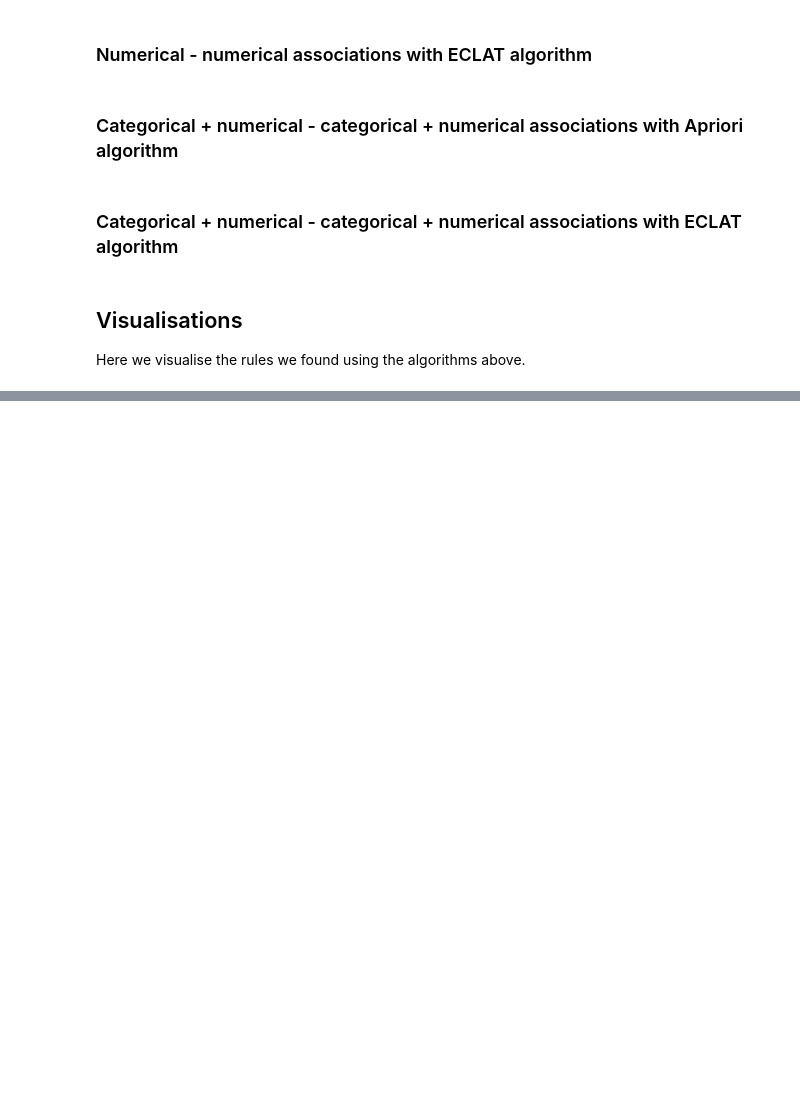
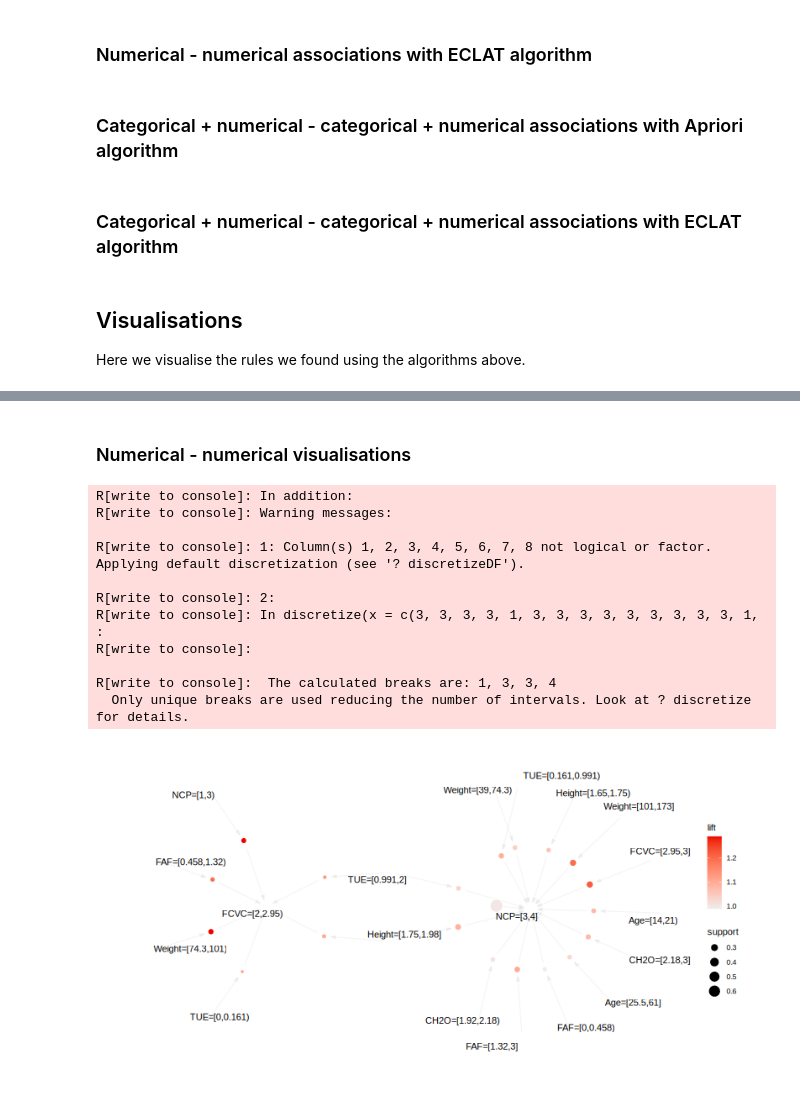
Before and after one commit to MihaiBojescu/data-mining-homeworks, a Jupyter notebook: Homework 2/homework2.ipynb, the cells around one changed output, grey strips where cells are left out. Cells and saved outputs as stored; diff of their text form; code cells hidden in the pictures; blank space fills up the shorter version.

Commit message:
Homework 2: Add some visualisations

```diff
--- a/Homework 2/homework2.ipynb
+++ b/Homework 2/homework2.ipynb
@@ -438,0 +484,2 @@ Here we visualise the rules we found using the algorithms above.
+# %% [markdown]
+### Numerical - numerical visualisations
@@ -438,0 +510,26 @@ Here we visualise the rules we found using the algorithms above.
+# %%
+dataset_subset_dataframe = dataset_dataframe[NUMERICAL_VARIABLES]
+transactions = arules.Transactions.from_df(dataset_subset_dataframe)
+
+rules = arules.apriori(
+    transactions,
+    parameter=arules.parameters({"supp": 0.2, "conf": 0.2}),
+    control=arules.parameters({"verbose": False}),
+)
+
+rules_20 = rules.sort(by = 'confidence')[0:20]
+gg = plot(rules_20, method="graph")
+image_png(gg)
+# %% [output]
+R[write to console]: In addition:
+R[write to console]: Warning messages:
+
+R[write to console]: 1: Column(s) 1, 2, 3, 4, 5, 6, 7, 8 not logical or factor. Applying default discretization (see '? discretizeDF').
+
+R[write to console]: 2:
+R[write to console]: In discretize(x = c(3, 3, 3, 3, 1, 3, 3, 3, 3, 3, 3, 3, 3, 3, 1,  :
+R[write to console]:
+
+R[write to console]:  The calculated breaks are: 1, 3, 3, 4
+  Only unique breaks are used reducing the number of intervals. Look at ? discretize for details.
+[figure, added]
```
Also changed, not shown: parts of 8 cells of this notebook.
